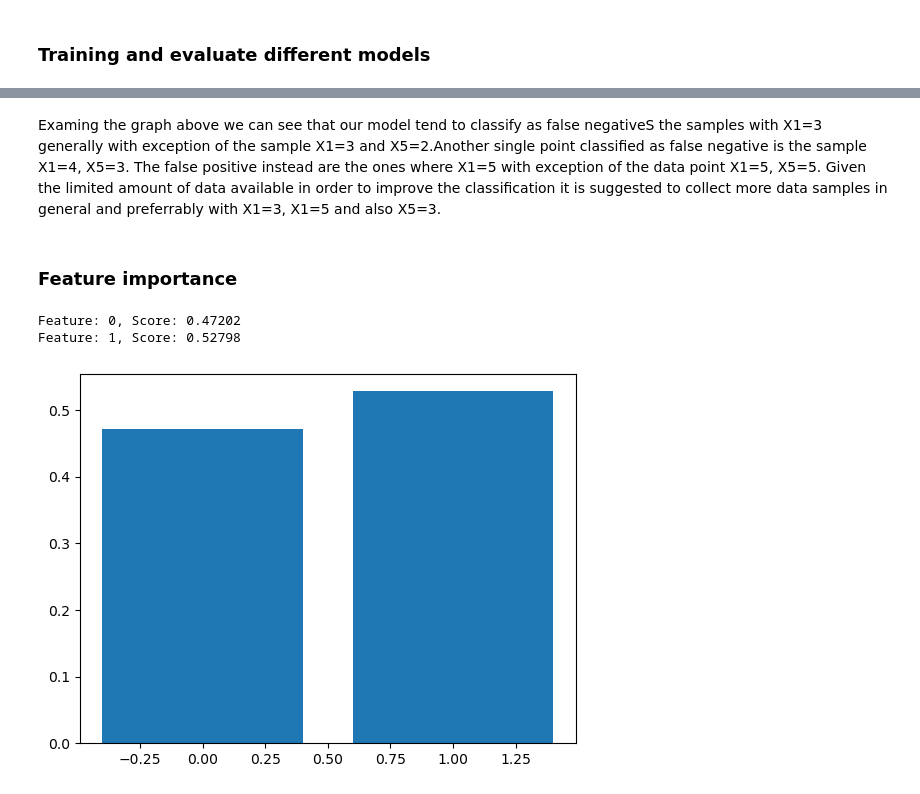
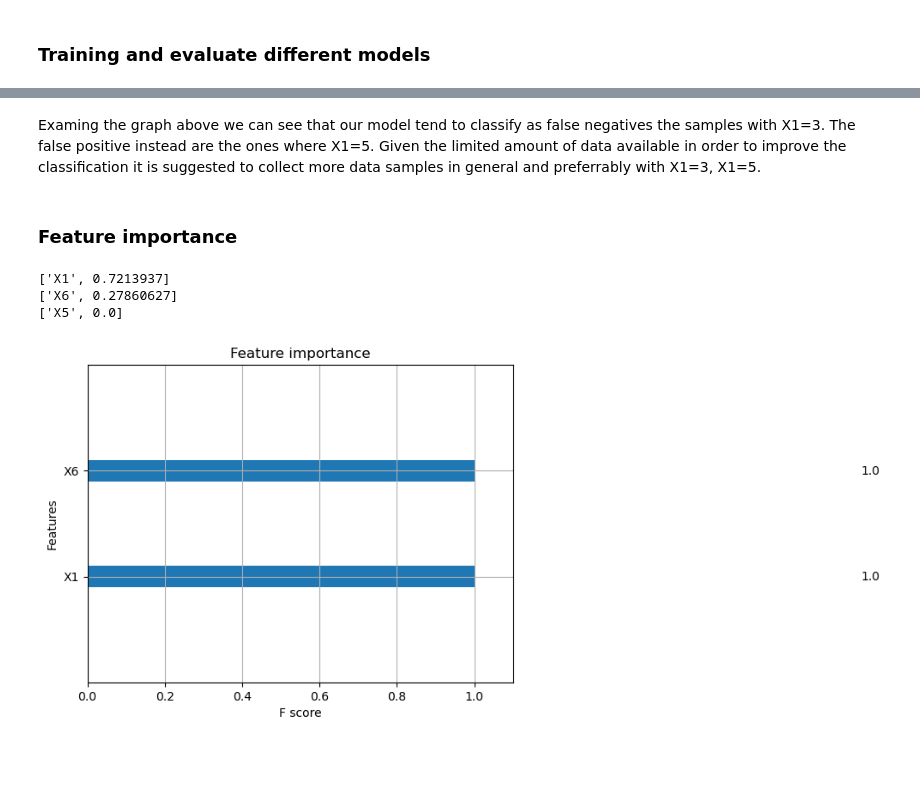
Before and after one commit to chiara89/mFi8znFt4ZE6Spwv, a Jupyter notebook: happyCustomerModel.ipynb, the cells around one changed output, grey strips where cells are left out. Drawn from its saved outputs; the diff is of its cells as text; code cells hidden in the pictures; blank space fills up the shorter version.

```diff
--- a/happyCustomerModel.ipynb
+++ b/happyCustomerModel.ipynb
@@ -491,16 +482,17 @@ False positive:5, 3
 # %% [markdown]
-Examing the graph above we can see that our model tend to classify as false negativeS the samples with X1=3 generally with exception of the sample X1=3 and X5=2.Another single point classified as false negative is the sample X1=4, X5=3. The false positive instead are the ones where X1=5 with exception of the data point X1=5, X5=5. Given the limited amount of data available in order to improve the classification it is suggested to collect more data samples in general and preferrably with X1=3, X1=5 and also X5=3.
+Examing the graph above we can see that our model tend to classify as false negatives the samples with X1=3. The false positive instead are the ones where X1=5. Given the limited amount of data available in order to improve the classification it is suggested to collect more data samples in general and preferrably with X1=3, X1=5.
 # %% [markdown]
 ### Feature importance
-# %%
-importance = tree.feature_importances_
-# summarize feature importance
-for i,v in enumerate(importance):
- print('Feature: %0d, Score: %.5f' % (i,v))
-# plot feature importance
-plt.bar([x for x in range(len(importance))], importance)
-plt.show()
-# %% [output]
-Feature: 0, Score: 0.47202
-Feature: 1, Score: 0.52798
-[figure, removed]
+# %%
+sorted_idx = np.argsort(bst.feature_importances_)[::-1]
+for index in sorted_idx:
+    print([X_train.columns[index], bst.feature_importances_[index]])
+# %% [output]
+['X1', 0.7213937]
+['X6', 0.27860627]
+['X5', 0.0]
+# %%
+plot_importance(bst)
+plt.show()
+# %% [output]
+[figure, added]
```
Also changed, not shown: parts of 10 cells of this notebook.
